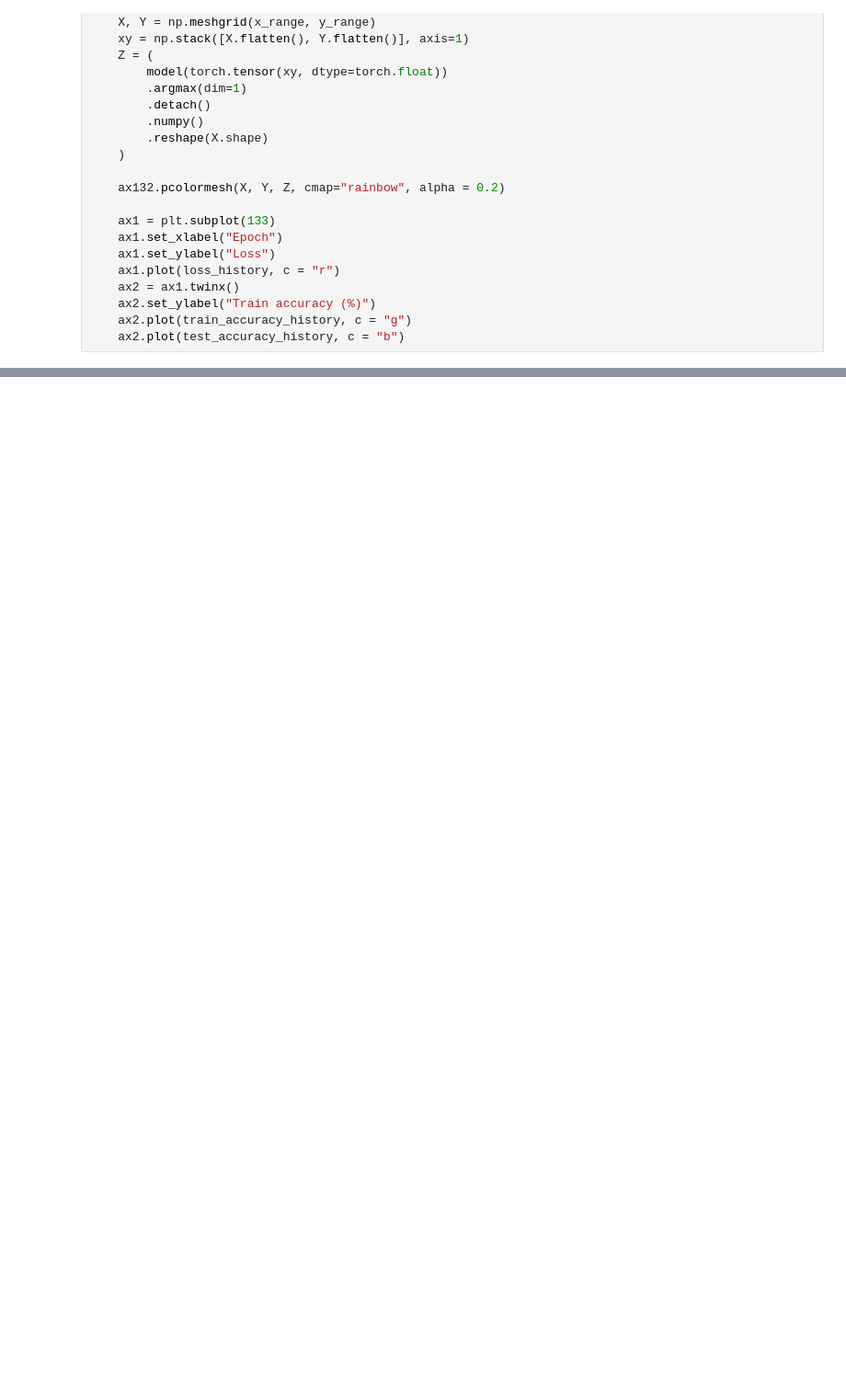
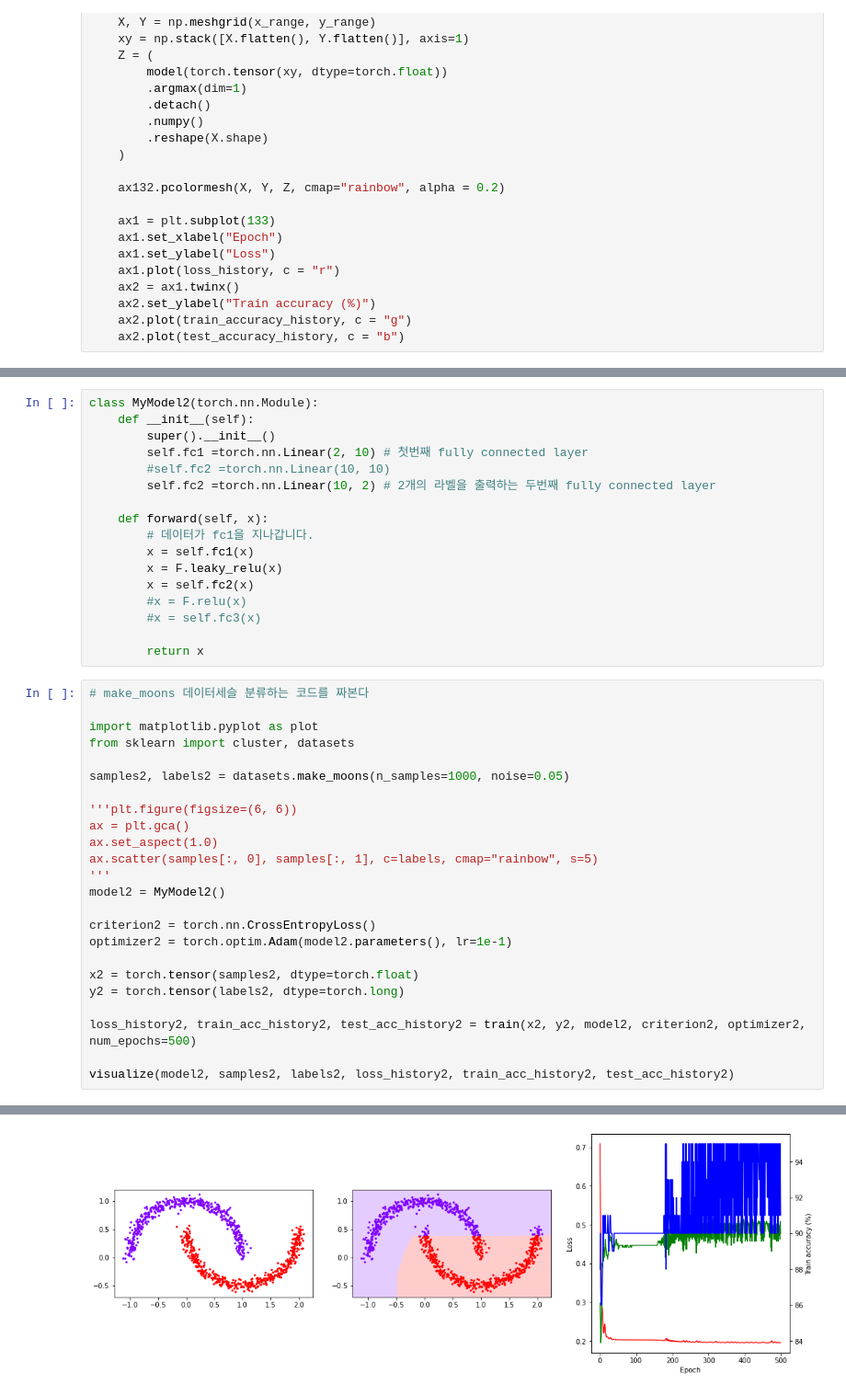
Before and after one commit to cheolhakja/python-fastlane-mystudy, a Jupyter notebook: ch12/ch12-지도학습분류-복습.ipynb, the cells around one changed output, grey strips where cells are left out. Shown at 92% size. Drawn from its saved outputs; the diff is of its cells as text; blank space fills up the shorter version.

```diff
--- a/ch12/ch12-지도학습분류-복습.ipynb
+++ b/ch12/ch12-지도학습분류-복습.ipynb
@@ -196,0 +199,42 @@ optimizer.step()
+# %%
+class MyModel2(torch.nn.Module):
+    def __init__(self):
+        super().__init__()
+        self.fc1 =torch.nn.Linear(2, 10) # 첫번째 fully connected layer
+        #self.fc2 =torch.nn.Linear(10, 10)
+        self.fc2 =torch.nn.Linear(10, 2) # 2개의 라벨을 출력하는 두번째 fully connected layer
+
+    def forward(self, x):
+        # 데이터가 fc1을 지나갑니다.
+        x = self.fc1(x)
+        x = F.leaky_relu(x)
+        x = self.fc2(x)
+        #x = F.relu(x)
+        #x = self.fc3(x)
+
+        return x
+# %%
+# make_moons 데이터세슬 분류하는 코드를 짜본다
+
+import matplotlib.pyplot as plot
+from sklearn import cluster, datasets
+
+samples2, labels2 = datasets.make_moons(n_samples=1000, noise=0.05)
+
+'''plt.figure(figsize=(6, 6))
+ax = plt.gca()
+ax.set_aspect(1.0)
+ax.scatter(samples[:, 0], samples[:, 1], c=labels, cmap="rainbow", s=5)
+'''
+model2 = MyModel2()
+
+criterion2 = torch.nn.CrossEntropyLoss()
+optimizer2 = torch.optim.Adam(model2.parameters(), lr=1e-1)
+
+x2 = torch.tensor(samples2, dtype=torch.float)
+y2 = torch.tensor(labels2, dtype=torch.long)
+
+loss_history2, train_acc_history2, test_acc_history2 = train(x2, y2, model2, criterion2, optimizer2, num_epochs=500)
+
+visualize(model2, samples2, labels2, loss_history2, train_acc_history2, test_acc_history2)
+# %% [output]
@@ -196,0 +246 @@ optimizer.step()
+[figure, added]
```
Also changed, not shown: parts of 4 cells of this notebook.
